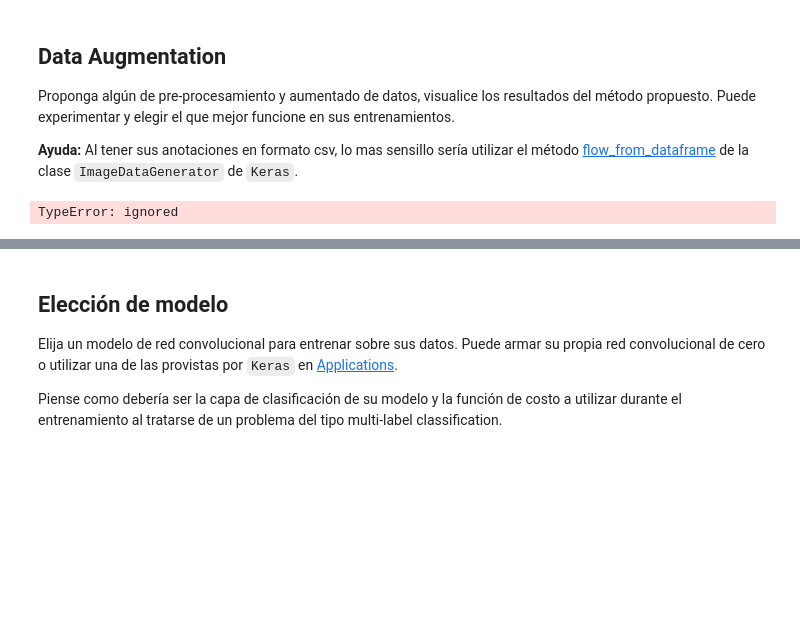
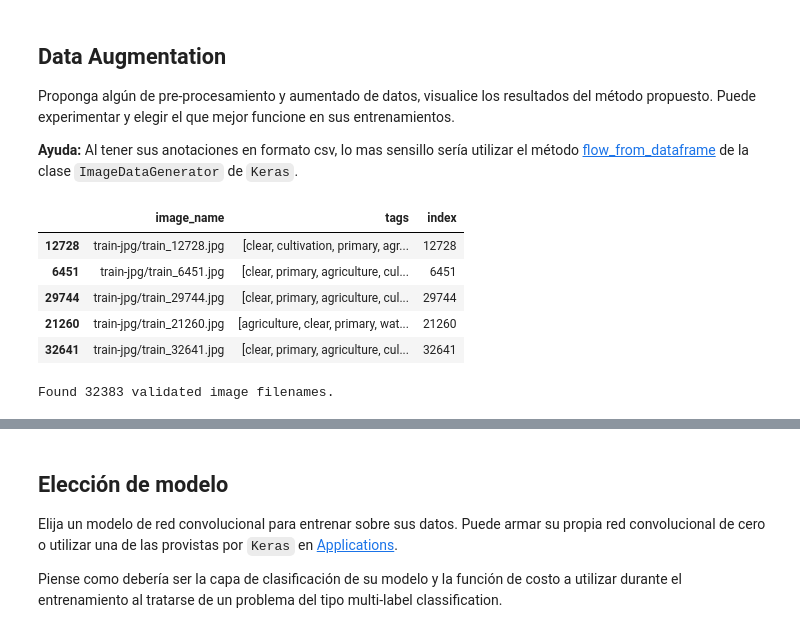
Before and after one commit to gianfrancob/PracticosOptativas, a Jupyter notebook: VisionPorComputadoras/final-lab_2019.ipynb, the cells around one changed output, grey strips where cells are left out. Drawn from its saved outputs; the diff is of its cells as text; code cells hidden in the pictures; blank space fills up the shorter version.

```diff
--- a/VisionPorComputadoras/final-lab_2019.ipynb
+++ b/VisionPorComputadoras/final-lab_2019.ipynb
@@ -328,26 +329,35 @@ Proponga algún de pre-procesamiento y aumentado de datos, visualice los resulta
 **Ayuda:** Al tener sus anotaciones en formato csv, lo mas sensillo sería utilizar el método [flow_from_dataframe](https://keras.io/preprocessing/image/#flow_from_dataframe) de la clase `ImageDataGenerator` de `Keras`.
 # %%
 train_df = pd.DataFrame([X_train, y_train]).T
+train_df["index"] = list(train_df.index)
+train_df.head()
+# %% [output]
+|  | image_name | tags | index |
+| 12728 | train-jpg/train_12728.jpg | [clear, cultivation, primary, agr... | 12728 |
+| 6451 | train-jpg/train_6451.jpg | [clear, primary, agriculture, cul... | 6451 |
+| 29744 | train-jpg/train_29744.jpg | [clear, primary, agriculture, cul... | 29744 |
+| 21260 | train-jpg/train_21260.jpg | [agriculture, clear, primary, wat... | 21260 |
+| 32641 | train-jpg/train_32641.jpg | [clear, primary, agriculture, cul... | 32641 |
 # %%
 datagen = ImageDataGenerator(rescale=1./255., rotation_range=45, brightness_range=[-1.0, 1.0], horizontal_flip=True, vertical_flip=True)
 test_datagen = ImageDataGenerator(rescale=1./255.)
 # %%
 train_generator = datagen.flow_from_dataframe(dataframe=train_df,
-                                              y_col=train_df.index,
-                                              x_col=X_train,
+                                              y_col="index",
+                                              x_col="image_name",
                                               directory=".",
                                               target_size=(256, 256),
                                               color_mode='rgba',
                                               classes=None,
-                                              class_mode="multi_output",
+                                              class_mode="raw",
                                               batch_size=32,
-                                              shuffle=True,
-                                              seed=None,
-                                              save_to_dir=None,
-                                              save_prefix='aug_',
-                                              save_format='jpg',
-                                              subset=None,
-                                              interpolation='nearest'
+                                              shuffle=True
+                                              # seed=None,
+                                              # save_to_dir=None,
+                                              # save_prefix='aug_',
+                                              # save_format='jpg',
+                                              # subset=None,
+                                              # interpolation='nearest'
 )
 # %% [output]
-TypeError: ignored
+Found 32383 validated image filenames.
```
Also changed, not shown: parts of 5 cells of this notebook.
